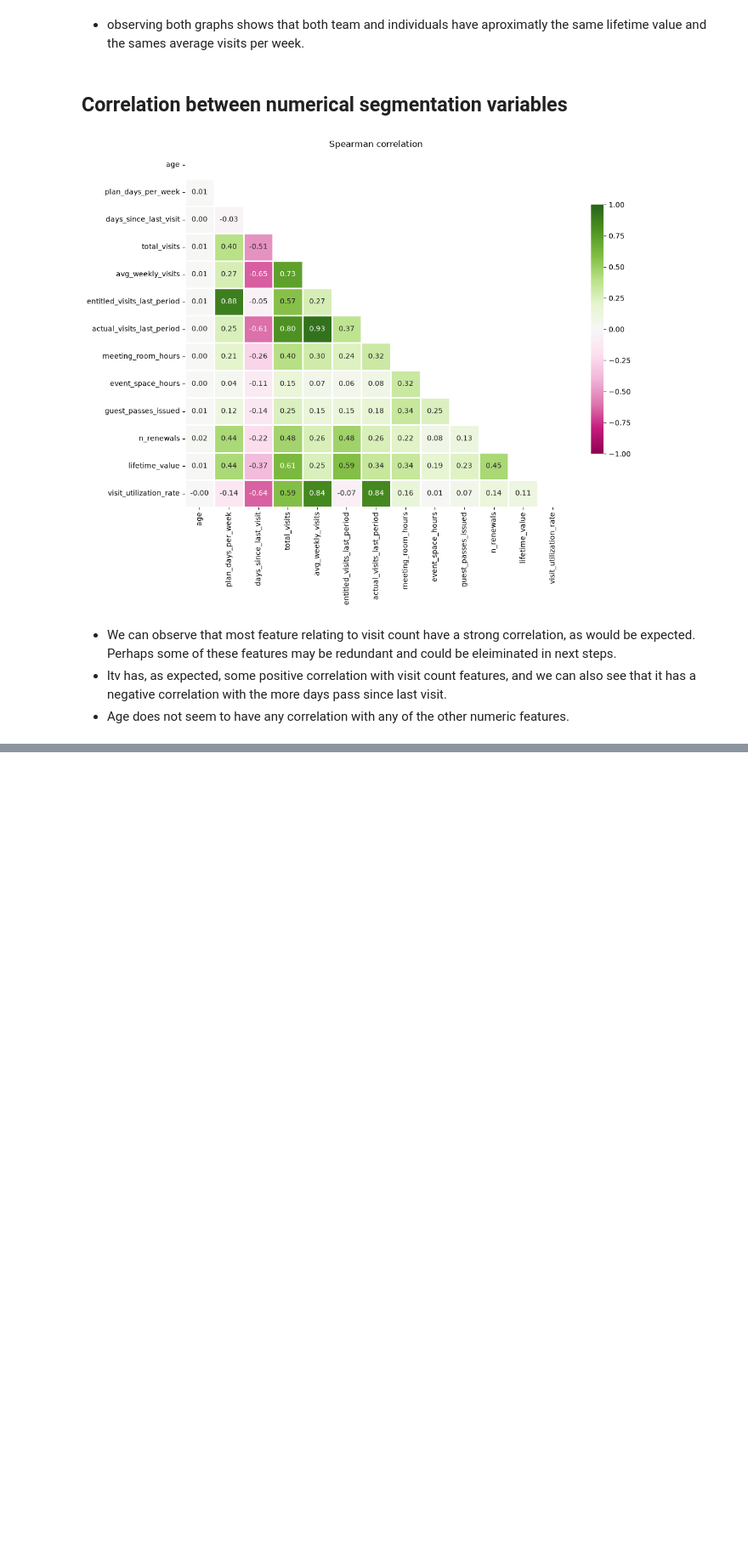
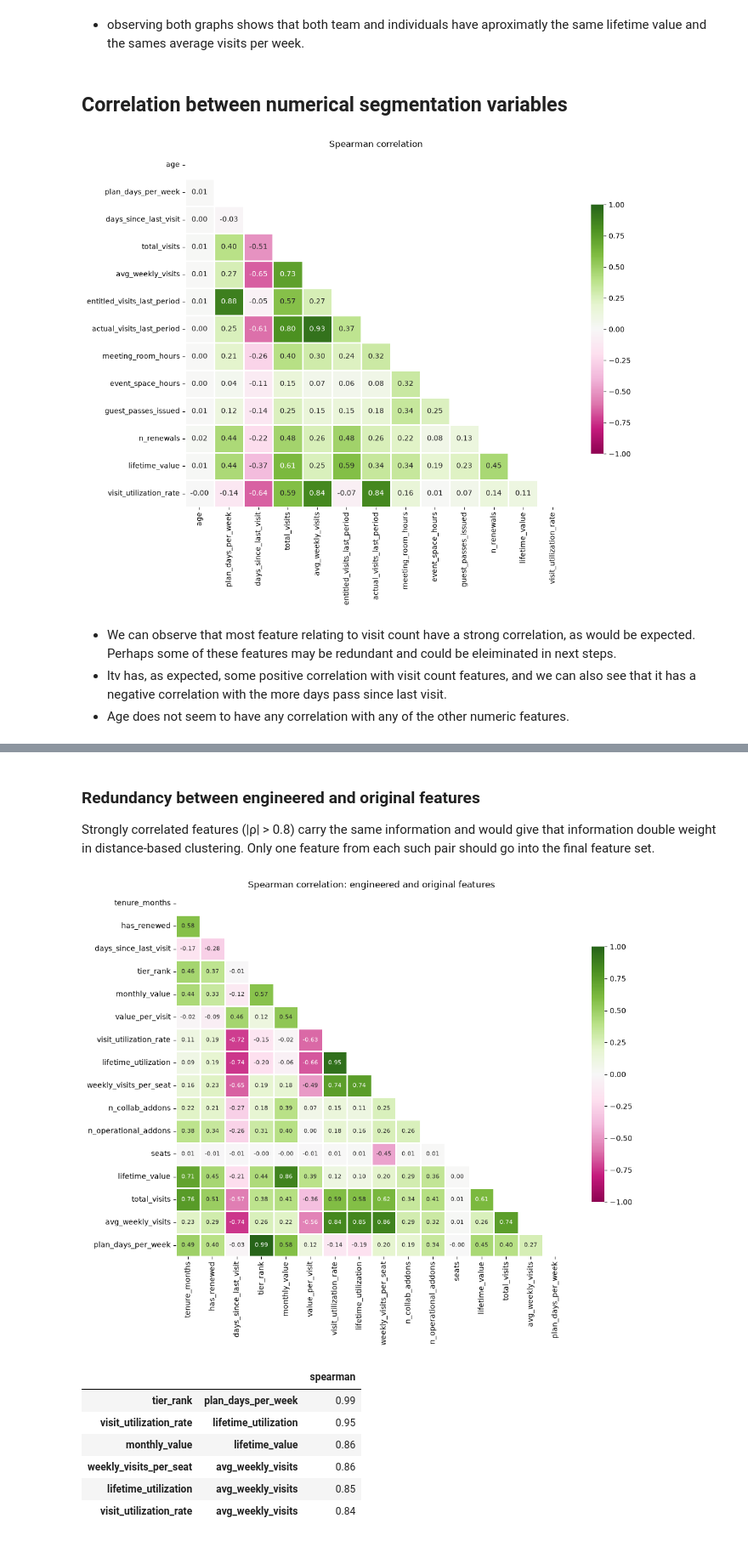
Before and after one commit to jfmenezes/Data-Mining-Project, a Jupyter notebook: Notebooks/DE_Graphs_adjusted.ipynb, the cells around one changed output, grey strips where cells are left out. Shown at 85% size. Drawn from its saved outputs; the diff is of its cells as text; code cells hidden in the pictures; blank space fills up the shorter version.

```diff
--- a/Notebooks/DE_Graphs_adjusted.ipynb
+++ b/Notebooks/DE_Graphs_adjusted.ipynb
@@ -1277,0 +999,7 @@ Next steps before clustering (Deliverable 2):
+# %%
+acdc_features['tier_rank'] = acdc_features['plan_tier'].map({tier: rank for rank, tier in enumerate(Tier_Order, start=1)})
+acdc_features['monthly_value'] = acdc_features['lifetime_value'] / rate_months
+acdc_features['value_per_visit'] = acdc_features['lifetime_value'] / acdc_features['total_visits'].replace(0, np.nan)
+
+value_features = ['tier_rank', 'monthly_value', 'value_per_visit']
+acdc_features.groupby('plan_tier')[value_features + ['lifetime_value']].median().reindex(Tier_Order).round(2)
@@ -1277,0 +1036,6 @@ Next steps before clustering (Deliverable 2):
+# %%
+acdc_features['lifetime_utilization'] = acdc_features['avg_weekly_visits'] / acdc_features['plan_days_per_week']
+acdc_features['weekly_visits_per_seat'] = acdc_features['avg_weekly_visits'] / acdc_features['seats']
+
+usage_features = ['visit_utilization_rate', 'lifetime_utilization', 'weekly_visits_per_seat']
+acdc_features.groupby('is_active')[usage_features].median().round(2)
@@ -1277,0 +1075,10 @@ Next steps before clustering (Deliverable 2):
+# %%
+collab_addons = ['uses_meeting_rooms', 'uses_event_space', 'uses_guest_passes']
+operational_addons = ['uses_print', 'uses_mail_handling', 'uses_phone_booths', 'uses_day_passes',
+                      'uses_storage', 'uses_bike_locker']
+
+acdc_features['n_collab_addons'] = acdc_features[collab_addons].sum(axis=1)
+acdc_features['n_operational_addons'] = acdc_features[operational_addons].sum(axis=1)
+
+service_features = ['n_collab_addons', 'n_operational_addons']
+acdc_features.groupby('plan_tier')[service_features].mean().reindex(Tier_Order).round(2)
@@ -1277,0 +1205,27 @@ Next steps before clustering (Deliverable 2):
+# %% [markdown]
+### Redundancy between engineered and original features
+
+Strongly correlated features (|ρ| > 0.8) carry the same information and would give that information double weight in distance-based clustering. Only one feature from each such pair should go into the final feature set.
+# %%
+corr_features = engineered_numeric + ['lifetime_value', 'total_visits', 'avg_weekly_visits', 'plan_days_per_week']
+fe_corr = acdc_features[corr_features].corr(method='spearman')
+
+plt.figure(figsize=(12, 9))
+mask = np.triu(np.ones_like(fe_corr, dtype=bool))
+sns.heatmap(fe_corr, mask=mask, annot=True, fmt='.2f', cmap=Heatmap[0], center=0, vmin=-1, vmax=1,
+            linewidths=1, linecolor='white', annot_kws={'size': 8}, cbar_kws={'shrink': .7})
+plt.title('Spearman correlation: engineered and original features')
+plt.show()
+
+high_corr = (fe_corr.where(np.triu(np.ones_like(fe_corr, dtype=bool), k=1)).stack()
+             .loc[lambda s: s.abs() > 0.8].sort_values(key=abs, ascending=False))
+high_corr.round(2).to_frame('spearman')
+# %% [output]
+[figure, added]
+|  |  | spearman |
+| tier_rank | plan_days_per_week | 0.99 |
+| visit_utilization_rate | lifetime_utilization | 0.95 |
+| monthly_value | lifetime_value | 0.86 |
+| weekly_visits_per_seat | avg_weekly_visits | 0.86 |
+| lifetime_utilization | avg_weekly_visits | 0.85 |
+| visit_utilization_rate | avg_weekly_visits | 0.84 |
```
Also changed, not shown: parts of 73 cells of this notebook.
